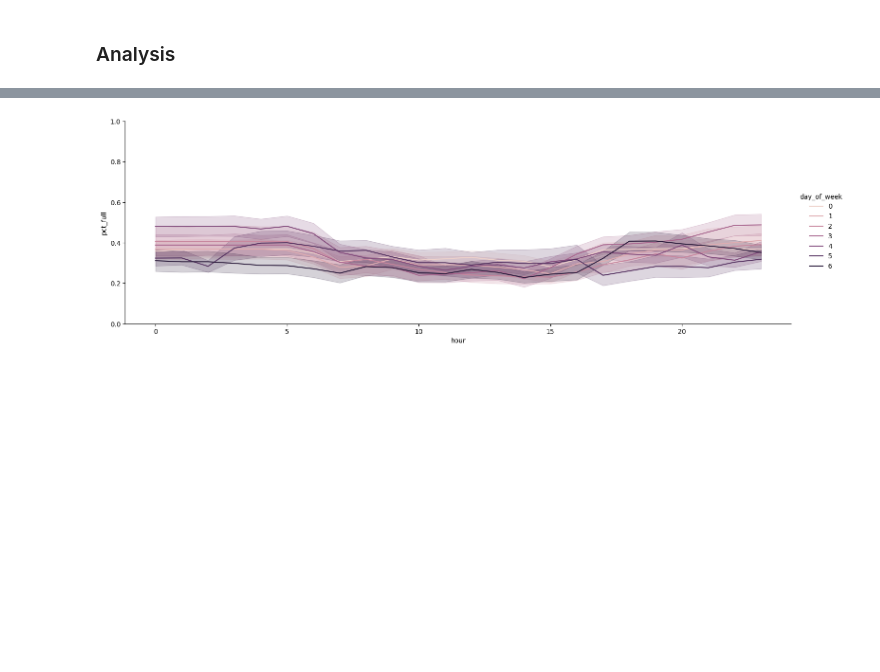
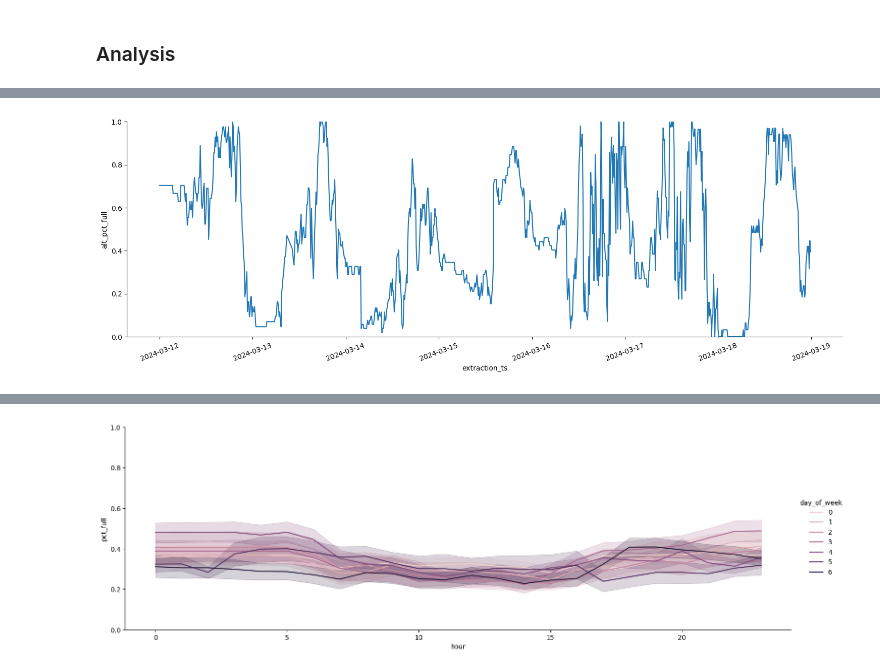
Before and after one commit to early-riser18/YouBikeML, a Jupyter notebook: eda/features_modeling.ipynb, the cells around one changed output, grey strips where cells are left out. Saved outputs shown, nothing was run; the diff lists cells and outputs as text; code cells hidden in the pictures; blank space fills up the shorter version.

```diff
--- a/eda/features_modeling.ipynb
+++ b/eda/features_modeling.ipynb
@@ -124,0 +127,10 @@ plt.show()
+# %%
+s_1['alt_pct_full'] = s_1['full'] / (s_1['full'] + s_1['empty'])
+
+sns.relplot(kind="line", data=s_1.iloc[-1000:], x='extraction_ts', y='alt_pct_full', aspect=3, height=5)
+plt.xticks(rotation=20)
+# Create a larger figure
+plt.ylim(0, 1)
+plt.show()
+# %% [output]
+[figure, added]
```
Also changed, not shown: parts of 9 cells of this notebook, 2 other files.
